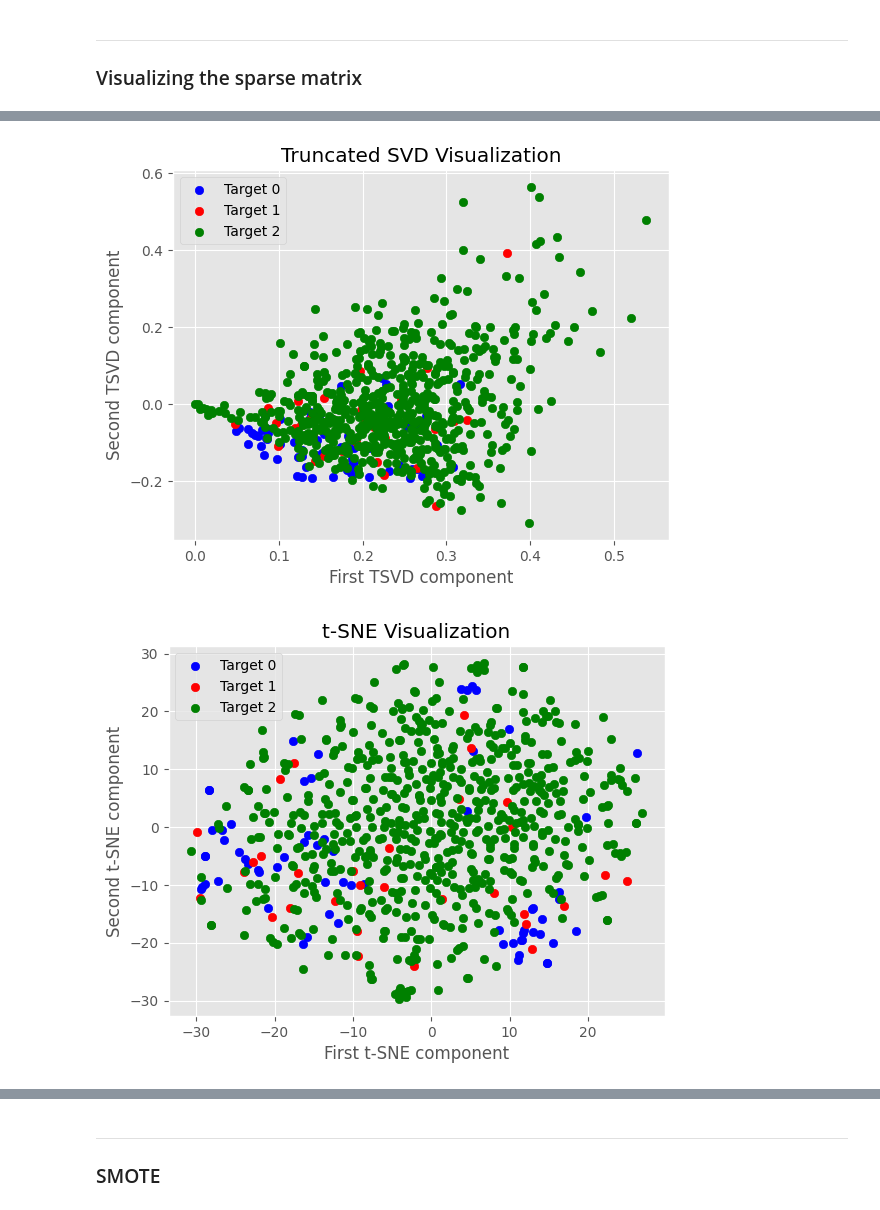
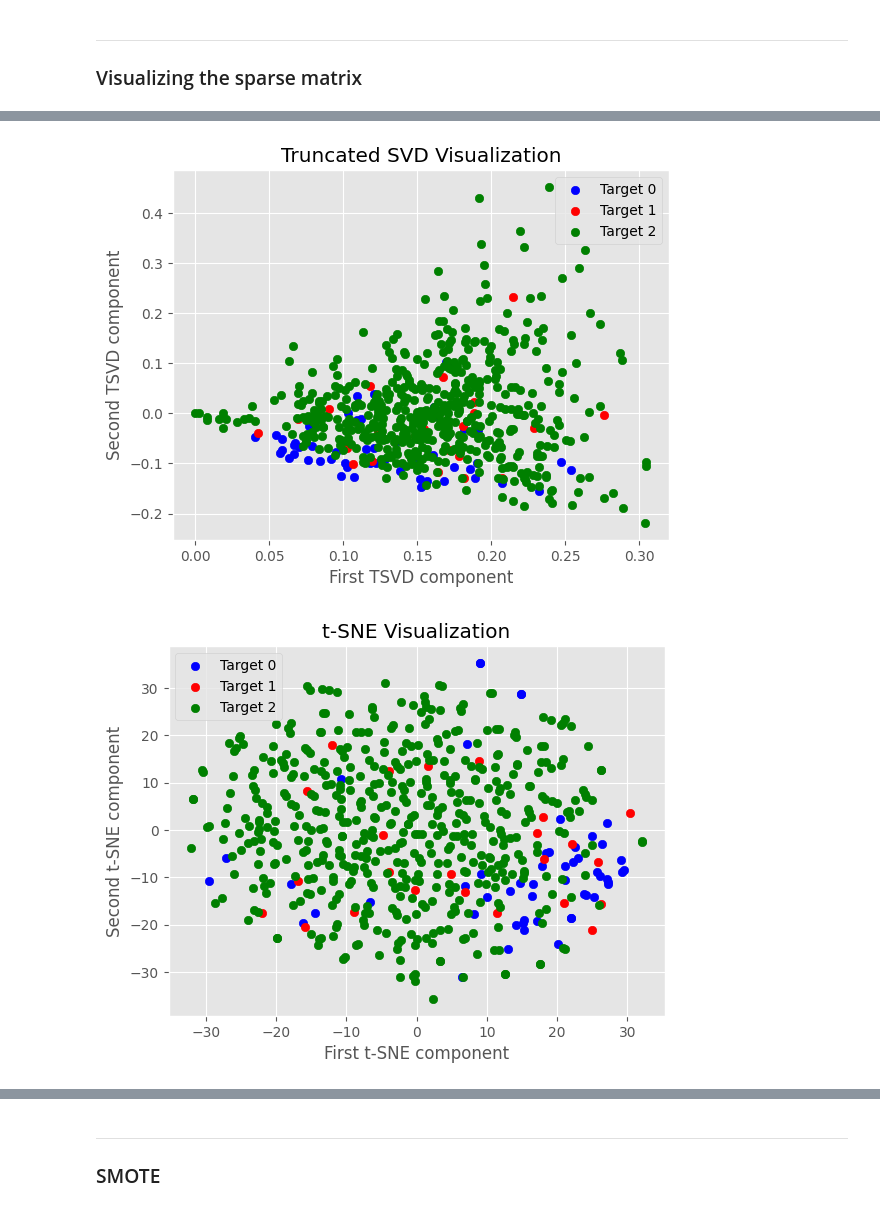
Before and after one commit to DavidAlexanderMoe/Sentiment-Analysis-and-Web-Scraping, a Jupyter notebook: Scripts/Analysis/3. Feature Engineering, Extraction and Selection.ipynb, the cells around one changed output, grey strips where cells are left out. Cells and saved outputs as stored; diff of their text form; code cells hidden in the pictures.

Commit message:
train test ngrams

```diff
--- a/Scripts/Analysis/3. Feature Engineering, Extraction and Selection.ipynb
+++ b/Scripts/Analysis/3. Feature Engineering, Extraction and Selection.ipynb
@@ -181,6 +213,6 @@ X_embedded_pca = pca.fit_transform(X.todense())
 # %%
 target_colors = ['blue', 'red', 'green']
-target_labels = df['Target'].values
+target_labels = y_train.values
 
 for value in set(target_labels):
     plt.scatter(
@@ -200,9 +232,9 @@ plt.show()
 # %%
 svd = TruncatedSVD(n_components=2, random_state=42)
-Tsvd = svd.fit_transform(X.toarray())
+Tsvd = svd.fit_transform(X_train)
 # %%
 target_colors = ['blue', 'red', 'green']
-target_labels = df['Target'].values
+target_labels = y_train.values
 
 for value in set(target_labels):
     plt.scatter(
@@ -218,28 +250,28 @@ plt.ylabel("Second TSVD component")
 plt.legend()
 plt.show()
 # %% [output]
-[figure, old version]
+[figure, new version]
 # %%
 tsne = TSNE(n_components=2, random_state=42)
-embedded_tsne = tsne.fit_transform(X.toarray())
+embedded_tsne = tsne.fit_transform(X_train)
 # %%
 target_colors = ['blue', 'red', 'green']
-target_labels = df['Target'].values
+target_labels = y_train.values
 
 for value in set(target_labels):
     plt.scatter(
         embedded_tsne[target_labels == value, 1],
         embedded_tsne[target_labels == value, 0],
         color=target_colors[value],
         label=f"Target {value}"
     )
 
 plt.title("t-SNE Visualization")
 plt.xlabel("First t-SNE component")
 plt.ylabel("Second t-SNE component")
 plt.legend()
 plt.show()
 # %% [output]
-[figure, old version]
+[figure, new version]
 # %%
 tsne = TSNE(n_components=3, random_state=42)
```
Also changed, not shown: parts of 40 cells of this notebook.
